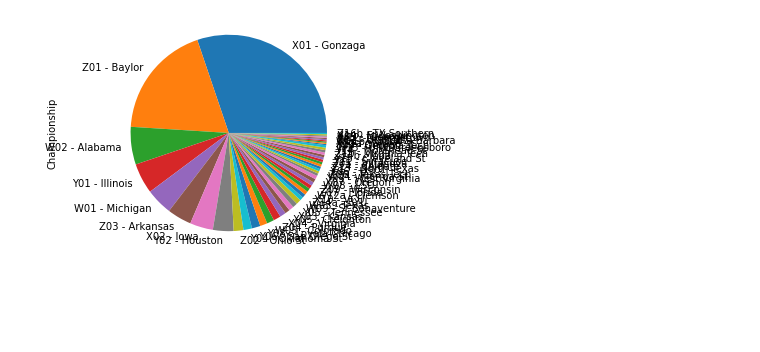
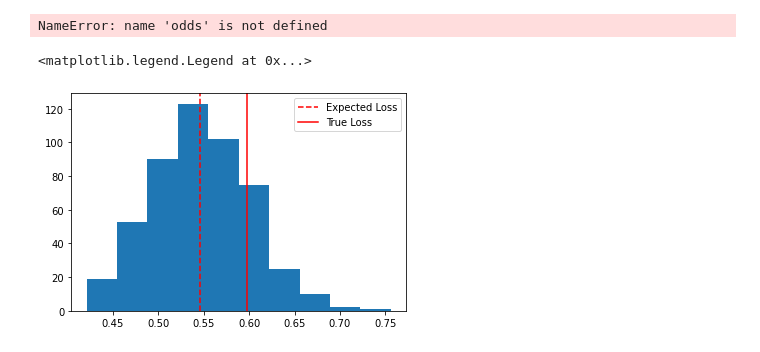
Before and after one commit to armstrys/NCAA_BracketBuilder, a Jupyter notebook: simple_simulation.ipynb, the cells around one changed output. Cells and saved outputs as stored; diff of their text form; code cells hidden in the pictures; blank space fills up the shorter version.

Commit message:
adding losses

```diff
--- a/simple_simulation.ipynb
+++ b/simple_simulation.ipynb
@@ -114,0 +77,4 @@ Length: 67, dtype: object
+# %%
+no_play_ins = tourney.losses[:-4]
+true_loss = no_play_ins.loc[~(no_play_ins.index=='R1X4')].mean()
+true_loss
@@ -121,3 +113,3 @@ NameError: name 'tourney' is not defined
 # %%
 n_sim = 500
-results = tourney.simulate_tournaments(n_sim)
+results, expected_losses = tourney.simulate_tournaments(n_sim)
@@ -173,5 +131,13 @@ odds.set_index('Team')['Championship'].plot(kind='pie')
 plt.axis('equal')
 plt.show()
 # %% [output]
-[figure, removed]
+NameError: name 'odds' is not defined
+# %%
+plt.hist(expected_losses)
+plt.axvline(np.array(expected_losses).mean(), color='r', linestyle='--', label='Expected Loss')
+plt.axvline(true_loss, color='r', linestyle='-', label='True Loss')
+plt.legend()
+# %% [output]
+<matplotlib.legend.Legend at 0x...>
+[figure, added]
 # %%
```
Also changed, not shown: parts of 45 cells of this notebook, 3 other files.
